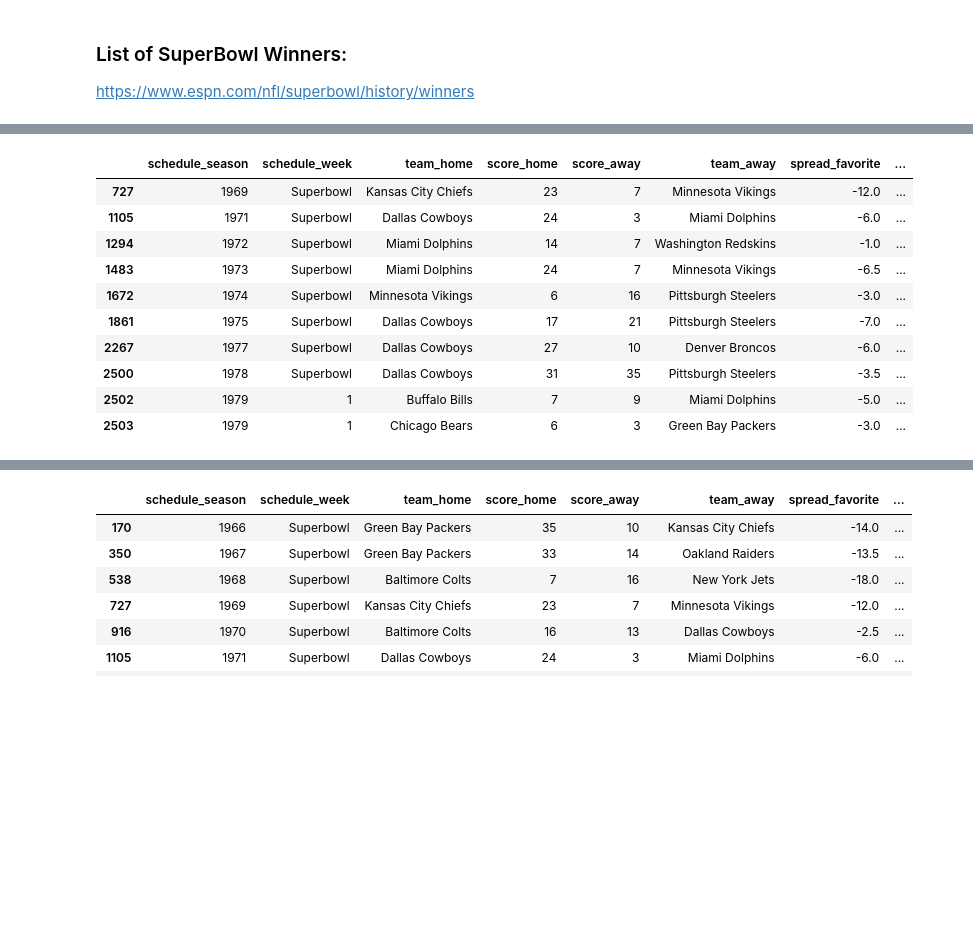
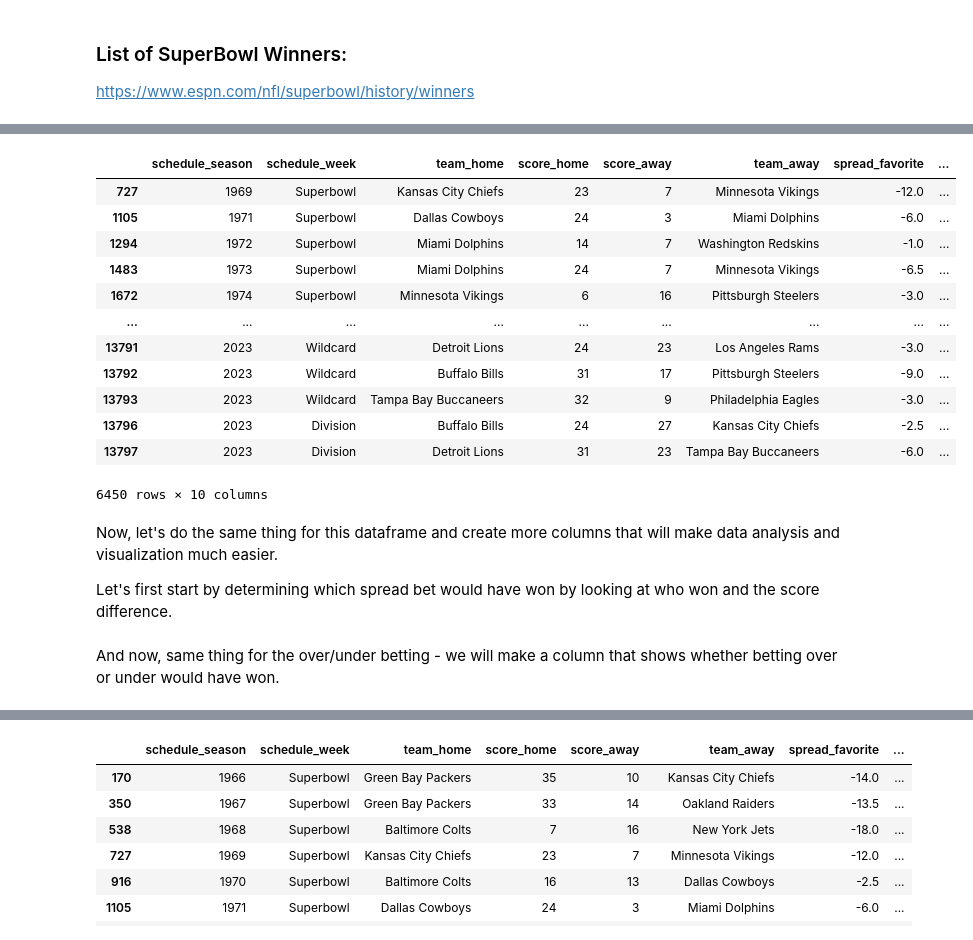
Before and after one commit to abajwah/abajwah.github.io, a Jupyter notebook: final.ipynb, the cells around one changed output, grey strips where cells are left out. Cells and saved outputs as stored; diff of their text form; code cells hidden in the pictures; blank space fills up the shorter version.

Commit message:
more comments for data processing

```diff
--- a/final.ipynb
+++ b/final.ipynb
@@ -198,56 +180,32 @@ scores_data.head(10)
 # %%
 # make separate dataframe to see spread betting
 betting_df = scores_data
 
 # replace empty space with NaN
 betting_df['over_under_line'] = betting_df['over_under_line'].replace(' ', np.nan)
 # Convert 'over_under_line' to float
 betting_df['over_under_line'] = betting_df['over_under_line'].astype(float)
 # remove all games that have NaN
 betting_df = betting_df.dropna(subset=['spread_favorite', 'over_under_line', 'team_favorite'])
 # remove all games that have "PICK" as team_favorite, which means that it is an equal matchup
 betting_df = betting_df[betting_df['team_favorite'] != 'PICK']
 
-# find out which team bet would have won
-def determine_spread_winner(row):
-    if row['team_favorite'] != row['winning_team']:
-        return row['winning_team']
-    else:
-        point_diff = row['score_home'] - row['score_away']
-        if abs(point_diff) > abs(row['spread_favorite']):
-            return row['team_favorite']
-        else:
-            if row['team_favorite'] == row['team_home']:
-                return row['team_away']
-            else:
-                return row['team_home']
-
-# make a column to determine which bet would have won
-betting_df['spread_bet_winner'] = betting_df.apply(determine_spread_winner, axis=1)
-
-# find out over or under
-def determine_over_under(row):
-    total_score = row['score_home'] + row['score_away']
-    if total_score > row['over_under_line']:
-        return 'Over'
-    elif total_score < row['over_under_line']:
-        return 'Under'
-    else:
-        return 'Push'  # Optionally handle the exact match case
-
-# make a column to determine if betting over or under won
-betting_df['over_under_winner'] = betting_df.apply(determine_over_under, axis=1)
-
-betting_df.head(10)
+betting_df
 # %% [output]
 |  | schedule_season | schedule_week | team_home | score_home | score_away | team_away | spread_favorite | ... |
 | 727 | 1969 | Superbowl | Kansas City Chiefs | 23 | 7 | Minnesota Vikings | -12.0 | ... |
 | 1105 | 1971 | Superbowl | Dallas Cowboys | 24 | 3 | Miami Dolphins | -6.0 | ... |
 | 1294 | 1972 | Superbowl | Miami Dolphins | 14 | 7 | Washington Redskins | -1.0 | ... |
 | 1483 | 1973 | Superbowl | Miami Dolphins | 24 | 7 | Minnesota Vikings | -6.5 | ... |
 | 1672 | 1974 | Superbowl | Minnesota Vikings | 6 | 16 | Pittsburgh Steelers | -3.0 | ... |
-| 1861 | 1975 | Superbowl | Dallas Cowboys | 17 | 21 | Pittsburgh Steelers | -7.0 | ... |
-| 2267 | 1977 | Superbowl | Dallas Cowboys | 27 | 10 | Denver Broncos | -6.0 | ... |
-| 2500 | 1978 | Superbowl | Dallas Cowboys | 31 | 35 | Pittsburgh Steelers | -3.5 | ... |
-| 2502 | 1979 | 1 | Buffalo Bills | 7 | 9 | Miami Dolphins | -5.0 | ... |
-| 2503 | 1979 | 1 | Chicago Bears | 6 | 3 | Green Bay Packers | -3.0 | ... |
+| ... | ... | ... | ... | ... | ... | ... | ... | ... |
+| 13791 | 2023 | Wildcard | Detroit Lions | 24 | 23 | Los Angeles Rams | -3.0 | ... |
+| 13792 | 2023 | Wildcard | Buffalo Bills | 31 | 17 | Pittsburgh Steelers | -9.0 | ... |
+| 13793 | 2023 | Wildcard | Tampa Bay Buccaneers | 32 | 9 | Philadelphia Eagles | -3.0 | ... |
+| 13796 | 2023 | Division | Buffalo Bills | 24 | 27 | Kansas City Chiefs | -2.5 | ... |
+| 13797 | 2023 | Division | Detroit Lions | 31 | 23 | Tampa Bay Buccaneers | -6.0 | ... |
+6450 rows × 10 columns
+# %% [markdown]
+Now, let's do the same thing for this dataframe and create more columns that will make data analysis and visualization much easier.
+
+Let's first start by determining which spread bet would have won by looking at who won and the score difference.
@@ -253,0 +229,2 @@ betting_df.head(10)
+# %% [markdown]
+And now, same thing for the over/under betting - we will make a column that shows whether betting over or under would have won.
```
Also changed, not shown: parts of 27 cells of this notebook.
